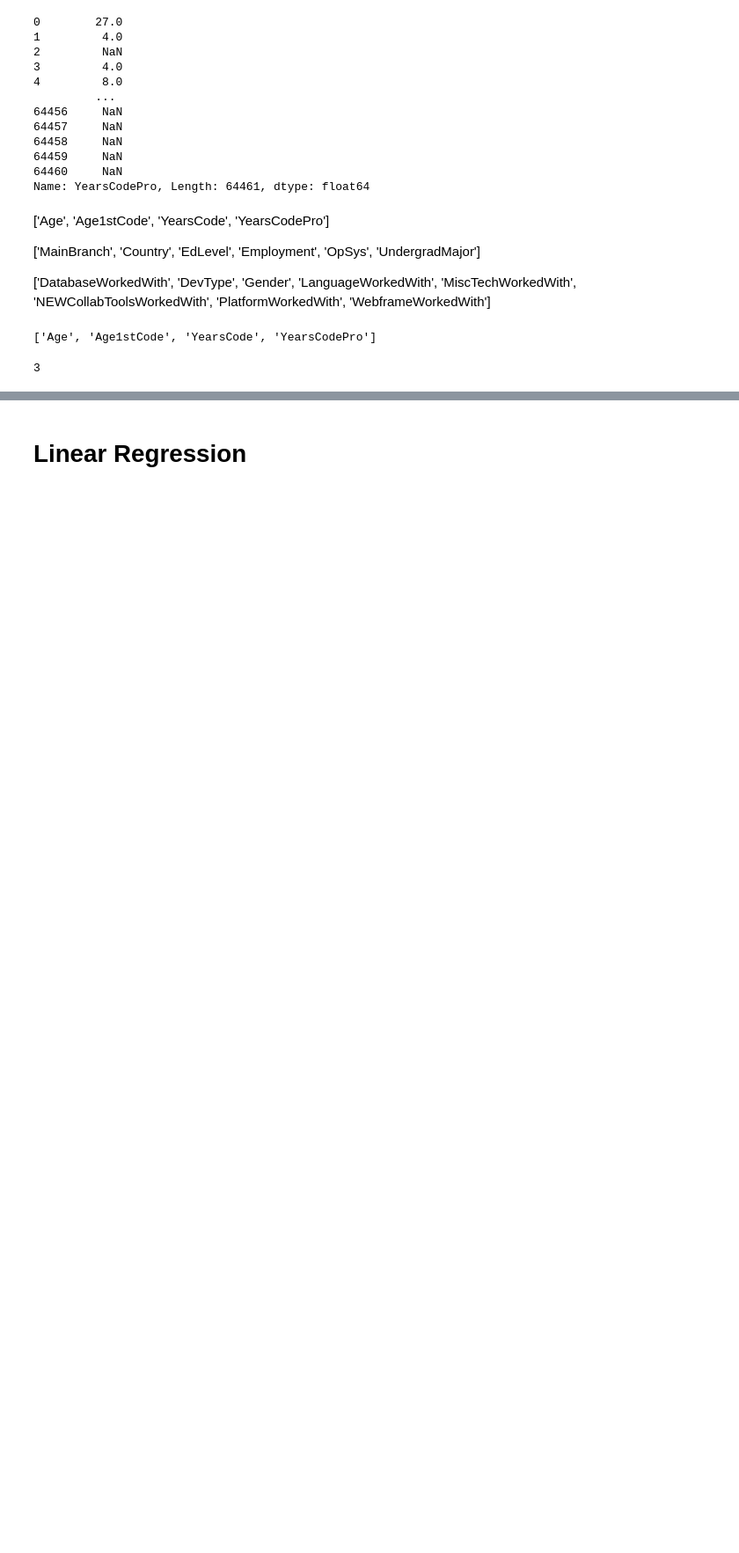
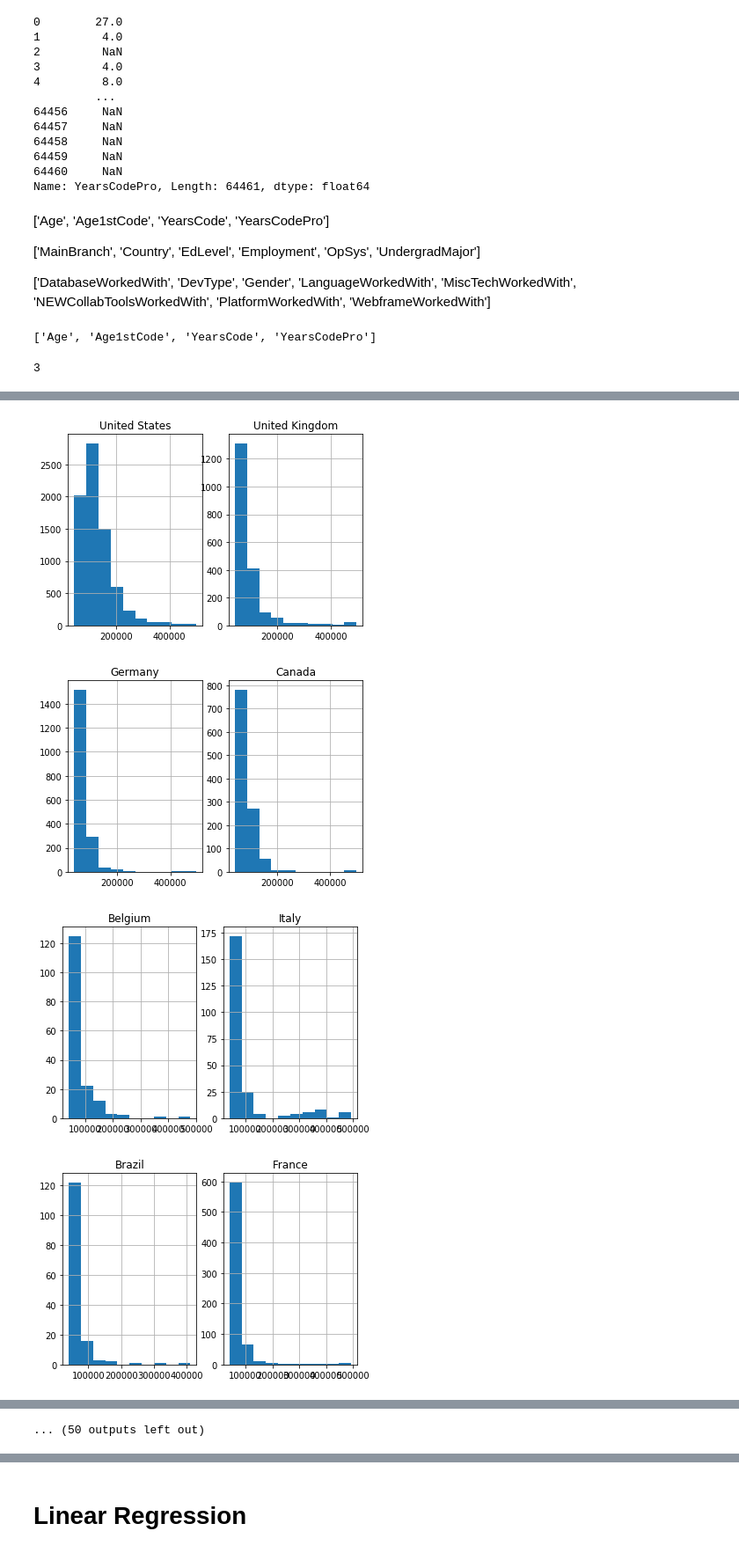
Before and after one commit to kevinclee26/salary_prediction, a Jupyter notebook: model/Untitled.ipynb, the cells around one changed output, grey strips where cells are left out. Shown at 88% size. Cells and saved outputs as stored; diff of their text form; code cells hidden in the pictures; blank space fills up the shorter version.

```diff
--- a/model/Untitled.ipynb
+++ b/model/Untitled.ipynb
@@ -298,0 +297,14 @@ for each_col in multi_options:
+# %%
+country_list=X['Country'].unique()
+fig, ax=plt.subplots(1, 2)
+for idx, each_country in enumerate(country_list):
+    X[X['Country']==each_country]['ConvertedComp'].hist(ax=ax[idx%2])
+    ax[idx%2].set_title(each_country)
+    if (idx%2)!=0:
+        plt.show()
+        fig, ax=plt.subplots(1, 2)
+# %% [output]
+[figure, added]
+[figure, added]
+[figure, added]
+[figure, added]
@@ -298,0 +319 @@ for each_col in multi_options:
+... (50 outputs left out)
```
Also changed, not shown: parts of 20 cells of this notebook.
